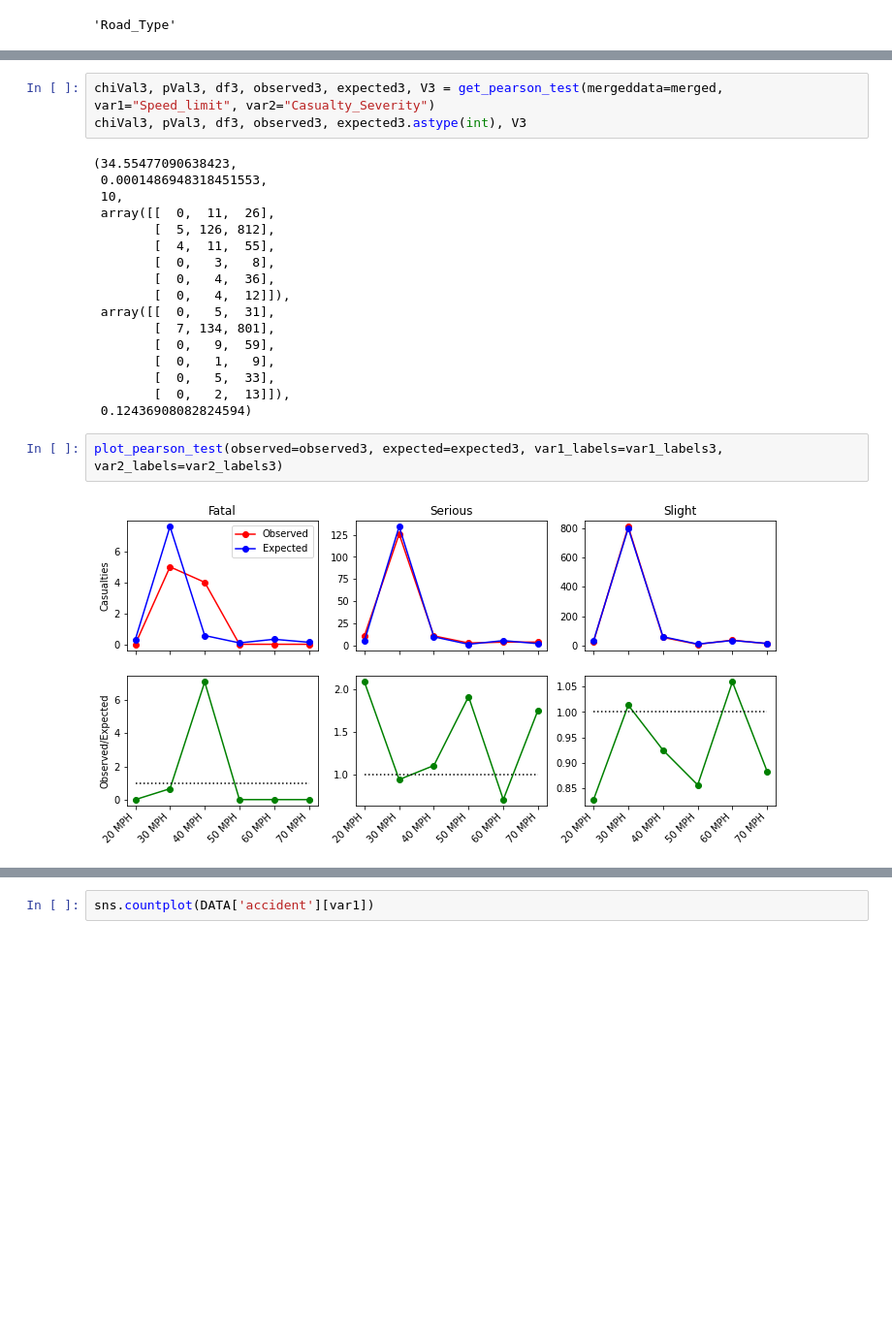
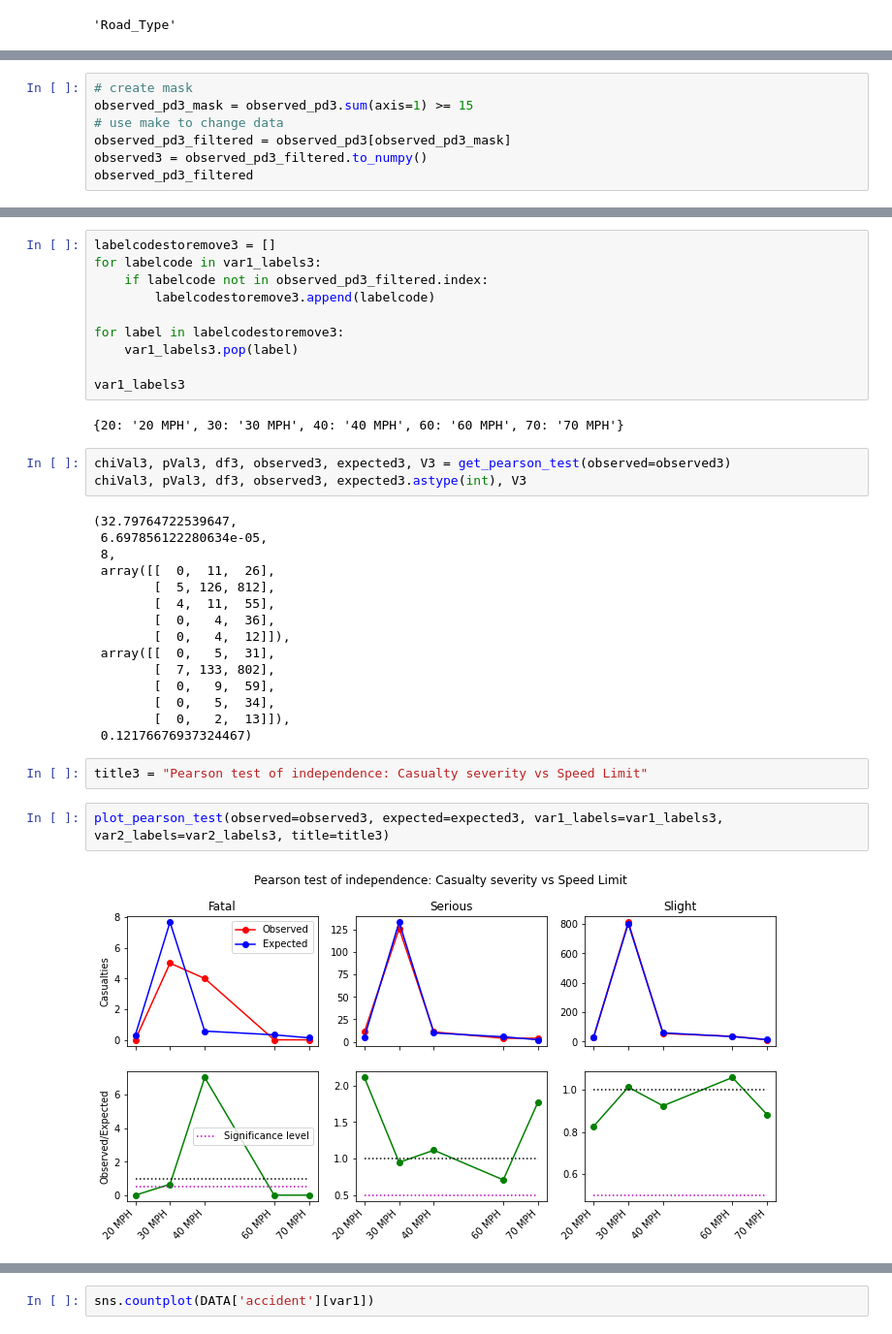
Before and after one commit to mfoman/fyp2021p01lectures, a Jupyter notebook: notebooks/fyp2021p01lectures_draft.ipynb, the cells around one changed output, grey strips where cells are left out. Shown: that part at 97% size. Cells and saved outputs as stored; diff of their text form; blank space fills up the shorter version.

```diff
--- a/notebooks/fyp2021p01lectures_draft.ipynb
+++ b/notebooks/fyp2021p01lectures_draft.ipynb
@@ -1212,0 +1306,7 @@ Index(['Accident_Index', 'Location_Easting_OSGR', 'Location_Northing_OSGR',
+# %%
+# create mask
+observed_pd3_mask = observed_pd3.sum(axis=1) >= 15
+# use make to change data
+observed_pd3_filtered = observed_pd3[observed_pd3_mask]
+observed3 = observed_pd3_filtered.to_numpy()
+observed_pd3_filtered
@@ -1213,24 +1323,36 @@ Index(['Accident_Index', 'Location_Easting_OSGR', 'Location_Northing_OSGR',
+# %%
+labelcodestoremove3 = []
+for labelcode in var1_labels3:
+    if labelcode not in observed_pd3_filtered.index:
+        labelcodestoremove3.append(labelcode)
+
+for label in labelcodestoremove3:
+    var1_labels3.pop(label)
+
+var1_labels3
+# %% [output]
+{20: '20 MPH', 30: '30 MPH', 40: '40 MPH', 60: '60 MPH', 70: '70 MPH'}
 # %%
-chiVal3, pVal3, df3, observed3, expected3, V3 = get_pearson_test(mergeddata=merged, var1="Speed_limit", var2="Casualty_Severity")
+chiVal3, pVal3, df3, observed3, expected3, V3 = get_pearson_test(observed=observed3)
 chiVal3, pVal3, df3, observed3, expected3.astype(int), V3
 # %% [output]
-(34.55477090638423,
- 0.0001486948318451553,
- 10,
+(32.79764722539647,
+ 6.697856122280634e-05,
+ 8,
  array([[  0,  11,  26],
         [  5, 126, 812],
         [  4,  11,  55],
-        [  0,   3,   8],
         [  0,   4,  36],
         [  0,   4,  12]]),
  array([[  0,   5,  31],
-        [  7, 134, 801],
+        [  7, 133, 802],
         [  0,   9,  59],
-        [  0,   1,   9],
-        [  0,   5,  33],
+        [  0,   5,  34],
         [  0,   2,  13]]),
- 0.12436908082824594)
+ 0.12176676937324467)
+# %%
+title3 = "Pearson test of independence: Casualty severity vs Speed Limit"
 # %%
-plot_pearson_test(observed=observed3, expected=expected3, var1_labels=var1_labels3, var2_labels=var2_labels3)
+plot_pearson_test(observed=observed3, expected=expected3, var1_labels=var1_labels3, var2_labels=var2_labels3, title=title3)
 # %% [output]
-[figure, old version]
+[figure, new version]
```
Also changed, not shown: parts of 43 cells of this notebook.
